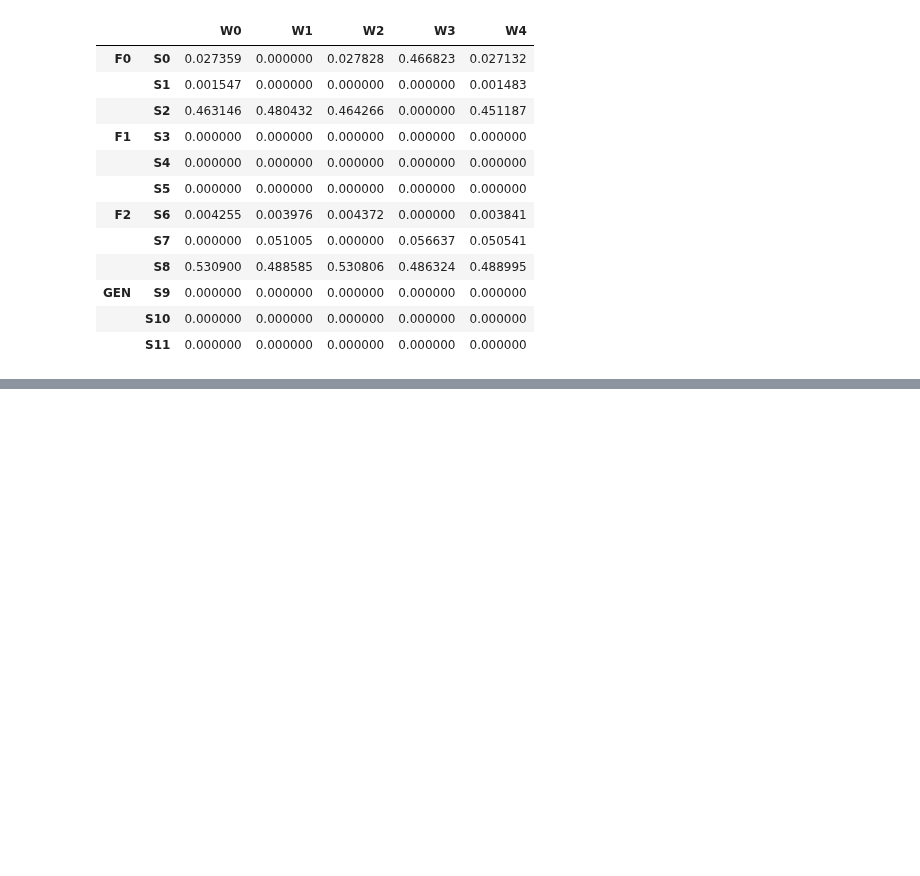
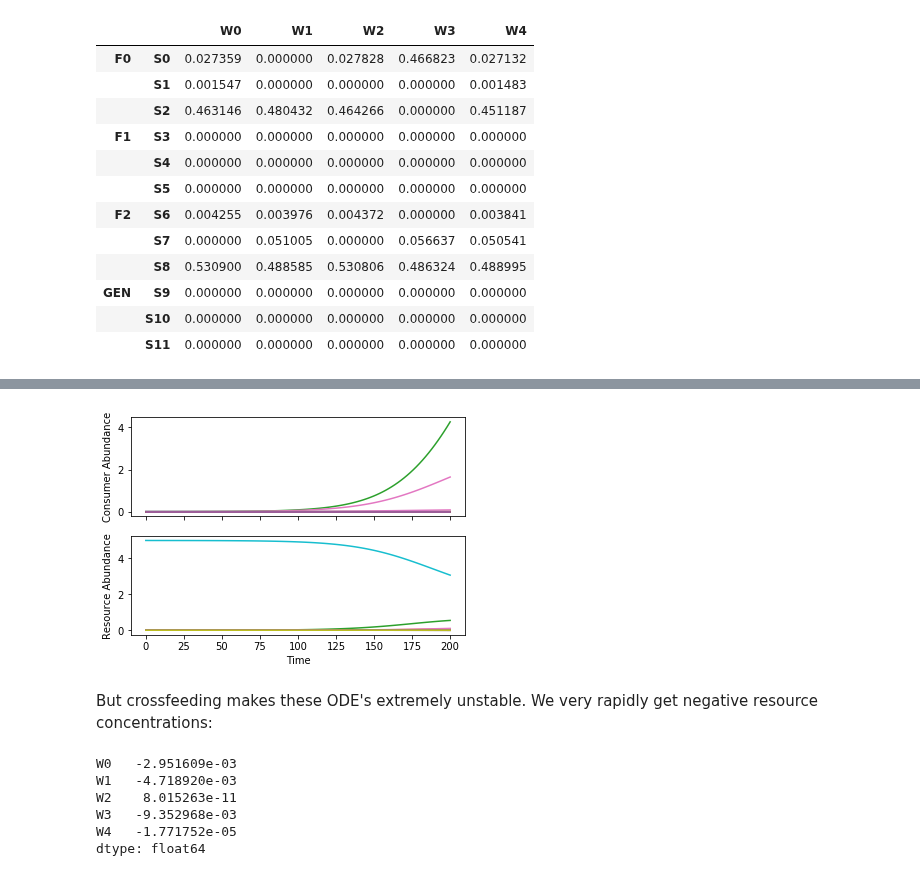
Before and after one commit to Emergent-Behaviors-in-Biology/community-simulator, a Jupyter notebook: Community Simulator Tutorial.ipynb, the cells around one changed output, grey strips where cells are left out. Cells and saved outputs as stored; diff of their text form; code cells hidden in the pictures; blank space fills up the shorter version.

Commit message:
Added continuous culture to tutorial
But it is still numerically unstable

```diff
--- a/Community Simulator Tutorial.ipynb
+++ b/Community Simulator Tutorial.ipynb
@@ -374,0 +390,80 @@ MyPlate.N
+# %%
+from community_simulator.usertools import MakeMatrices
+from community_simulator.usertools import BinaryRandomMatrix
+from community_simulator import Community
+import numpy as np
+from community_simulator.usertools import MakeConsumerDynamics,MakeResourceDynamics,AddLabels
+import pandas as pd
+
+species_per_family = 15
+resources_per_type = 10
+productivity = 5. #abundance of externally supplied resource in absence of consumers
+q = 0.2 #degree of specialization
+e = 0.1 #efficiency
+
+pool_params = {'SA': species_per_family*np.ones(4), #Number of species in each family
+          'MA': resources_per_type*np.ones(4), #Number of resources of each type
+          'Sgen': species_per_family, #Number of generalist species
+          'muc': 1, #Mean sum of consumption rates in Gaussian model
+          'sigc': .05, #Variance in consumption rate in Gaussian model
+          'q': q, #Preference strength
+          'c0':0.0001, #Background consumption rate in binary model
+          'c1':1., #Maximum consumption rate in binary model
+          'fs':0.2, #Fraction of secretion flux with same resource type
+          'fw':0.7, #Fraction of secretion flux to 'waste' resource
+          'D_diversity':0.2 #Variability in secretion fluxes among resources (must be less than 1)
+         }
+c, D = MakeMatrices(params = pool_params)
+
+#Create initial conditions (sub-sampling from regional species pool)
+S_tot = len(c)
+S_well = 10
+n_wells = 5
+M = len(D)
+p = S_well*1./S_tot
+N0 = BinaryRandomMatrix(S_tot,n_wells,p)
+R0 = np.zeros((M,n_wells))
+R0[-1,:] = productivity
+N0,R0 = AddLabels(N0,R0,c)
+init_state = [N0,R0]
+
+#Construct dynamics
+assumptions = {'regulation':'independent','replenishment':'renew','response':'type I'}
+def dNdt(N,R,params):
+    return MakeConsumerDynamics(**assumptions)(N,R,params)
+def dRdt(N,R,params):
+    return MakeResourceDynamics(**assumptions)(N,R,params)
+dynamics = [dNdt,dRdt]
+
+#Create parameter set
+params={'c':c,
+        'm':np.ones(S_tot)*0.01,
+        'w':np.ones(M),
+        'D':D,
+        'g':np.ones(S_tot),
+        'e':e,
+        'R0':R0.values[:,0],
+        'r':1.,
+        'tau':1,
+        'lambda':1e-10
+       }
+
+MyPlate = Community(init_state,dynamics,params)
+
+t, Ntraj, Rtraj = MyPlate.TestWell(T=200)
+# %% [output]
+[figure, added]
+# %% [markdown]
+But crossfeeding makes these ODE's extremely unstable. We very rapidly get negative resource concentrations:
+# %%
+#MyPlate.Passage(np.eye(n_wells)*1e-3,refresh_resource=False)
+Ntraj,Rtraj = MyPlate.RunExperiment(np.eye(n_wells),10,10,refresh_resource=False,scale=1e6)
+#MyPlate.Passage(np.eye(n_wells),refresh_resource=False)
+np.min(MyPlate.R)
+# %% [output]
+W0   -2.951609e-03
+W1   -4.718920e-03
+W2    8.015263e-11
+W3   -9.352968e-03
+W4   -1.771752e-05
+dtype: float64
```
Also changed, not shown: parts of 4 cells of this notebook, 2 other files.
